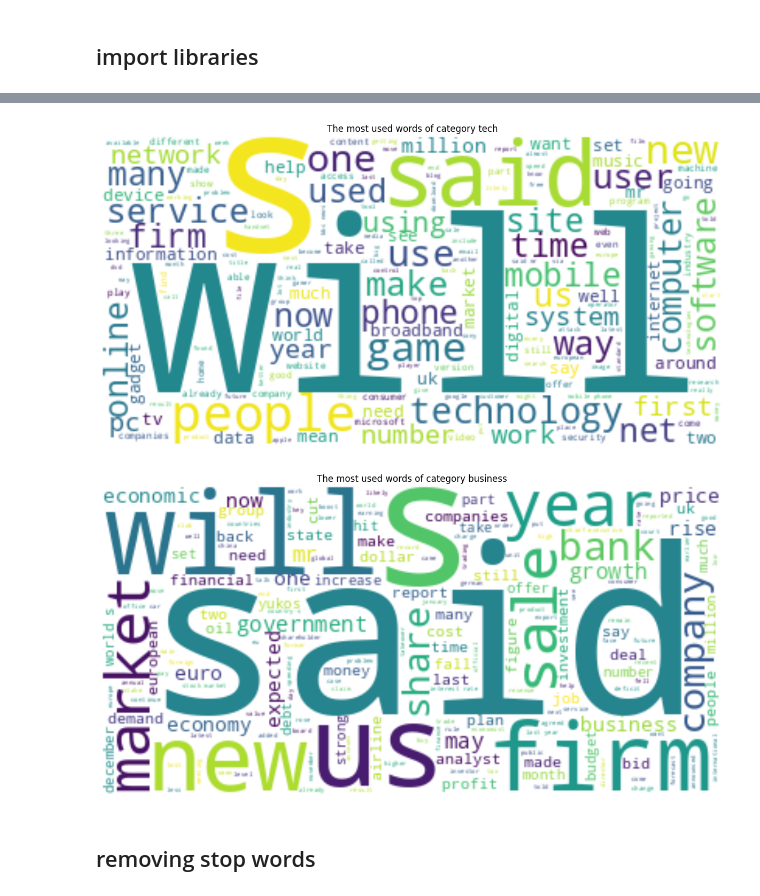
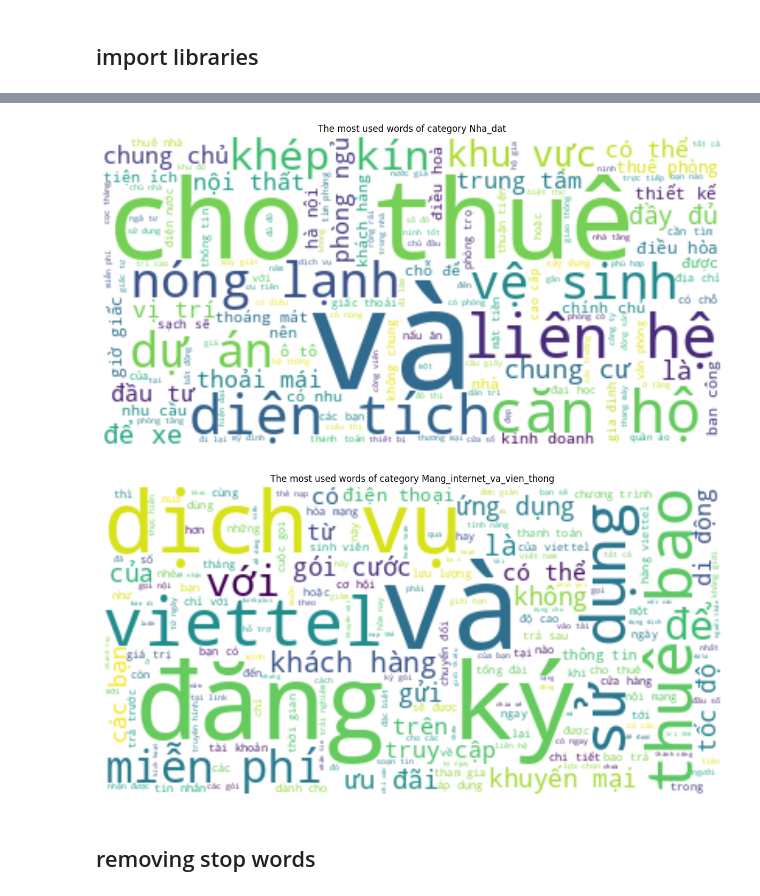
Before and after one commit to levutb2004/deep_learning_uet, a Jupyter notebook: BBC_Text_Classification_with_LSTM.ipynb, the cells around one changed output, grey strips where cells are left out. Drawn from its saved outputs; the diff is of its cells as text; code cells hidden in the pictures.

```diff
--- a/BBC_Text_Classification_with_LSTM.ipynb
+++ b/BBC_Text_Classification_with_LSTM.ipynb
@@ -52,0 +46,8 @@ device_lib.list_local_devices()
+# %%
+data = []
+with open('/workspaces/deep_learning_uet/Train_data.txt') as file:
+    for line in file:
+        parts = line.split(" ", 1)
+        parts[0] = parts[0].replace("__label__", "")
+        data.append(parts)
+print(data[0])
@@ -53,5 +56,5 @@ device_lib.list_local_devices()
 # %%
-df = pd.read_csv('/content/sample_data/bbc-text.csv')
+df = pd.DataFrame(data, columns=["category", "text",])
 df
 # %% [output]
 |  | category | text |
@@ -170,3 +153,8 @@ dtype: object
+# %%
+x_train = x_train.reset_index(drop=True)
+y_train = y_train.reset_index(drop=True)
+x_test = x_test.reset_index(drop=True)
+y_test = y_test.reset_index(drop=True)
 # %%
 def remove_punch(data):
     cleaned_data = []
@@ -218,7 +204,7 @@ test:, (445,)
 # %%
 def text_vizual(category,data_train):
     text = ''
-    for txt in tqdm.tqdm(data_train[y_train==f'{category}']):
+    for txt in tqdm.tqdm(data_train[y_test==f'{category}']):
         text +=txt
     wordcloud_spam = WordCloud(background_color="white").generate(text)
     # Lines 2 - 5
@@ -228,12 +214,12 @@ def text_vizual(category,data_train):
     plt.title(f'The most used words of category {category}')
     plt.show()
 # %%
-text_vizual('tech', removed_punch_x_train)
+text_vizual('Nha_dat', removed_punch_x_train)
 # %% [output]
-[figure, old version]
+[figure, new version]
 # %%
-text_vizual('business', removed_punch_x_train)
+text_vizual('Mang_internet_va_vien_thong', removed_punch_x_train)
 # %% [output]
-[figure, old version]
+[figure, new version]
 # %% [markdown]
 ## removing stop words
```
Also changed, not shown: parts of 24 cells of this notebook, 1 other file.
